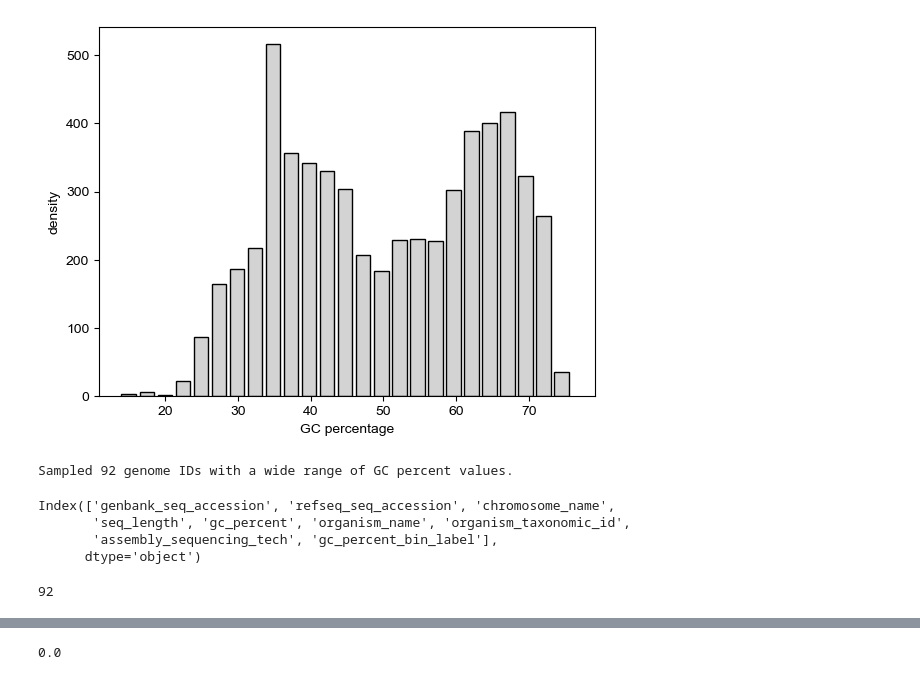
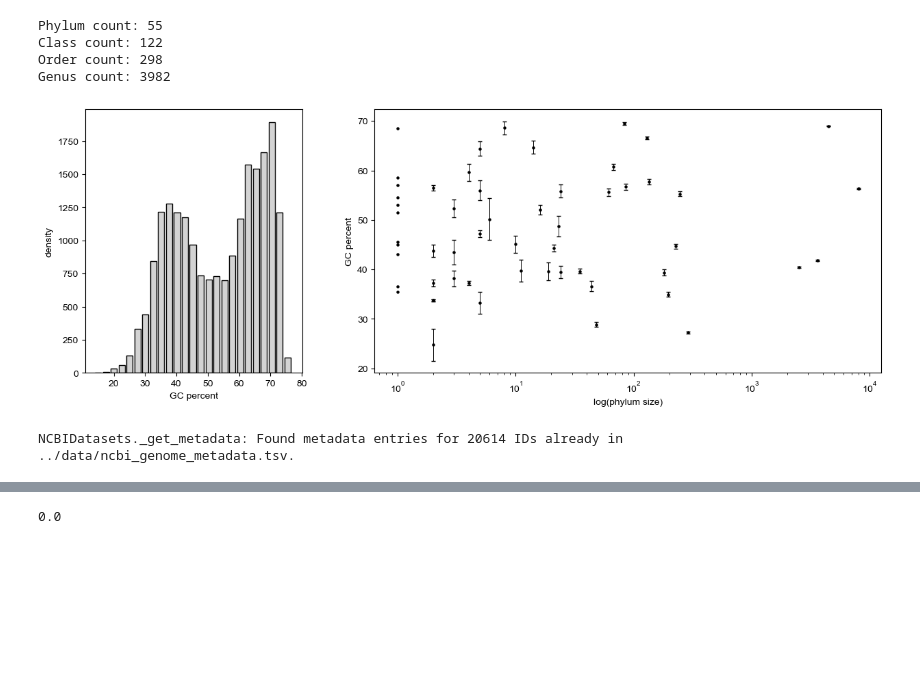
Before and after one commit to pipparichter/frugal, a Jupyter notebook: notebooks/sandbox.ipynb, the cells around one changed output, grey strips where cells are left out. Drawn from its saved outputs; the diff is of its cells as text; code cells hidden in the pictures; blank space fills up the shorter version.

```diff
--- a/notebooks/sandbox.ipynb
+++ b/notebooks/sandbox.ipynb
@@ -20,33 +16,32 @@ ncbi.run(genome_ids=list(genome_ids), metadata_only=True)
-# %%
-genome_metadata_df = load_genome_metadata()
-
-fig, ax = plt.subplots()
-counts, bins, _ = ax.hist(genome_metadata_df.gc_percent, bins=25, width=2, edgecolor='black', color='lightgray')
-ax.set_ylabel('density')
-ax.set_xlabel('GC percentage')
-
-plt.show()
-
-n = 100
-genome_ids = list()
-genome_metadata_df['gc_percent_bin_label'] = pd.cut(genome_metadata_df.gc_percent, bins=bins, labels=np.arange(25))
-for bin_label, df in genome_metadata_df.groupby('gc_percent_bin_label', observed=True):
-    count = max(1, int(100 * (counts[bin_label] / sum(counts))))
-    genome_ids += list(df.sample(count).index)
-print(f'Sampled {len(genome_ids)} genome IDs with a wide range of GC percent values.')
-
-taxonomy_ids = genome_metadata_df.loc[genome_ids, :].organism_taxonomic_id
-# %% [output]
-[figure, removed]
-Sampled 92 genome IDs with a wide range of GC percent values.
-# %%
-genome_metadata_df.columns
-# %% [output]
-Index(['genbank_seq_accession', 'refseq_seq_accession', 'chromosome_name',
-       'seq_length', 'gc_percent', 'organism_name', 'organism_taxonomic_id',
-       'assembly_sequencing_tech', 'gc_percent_bin_label'],
-      dtype='object')
-# %%
-len(taxonomy_ids)
-# %% [output]
-92
+# %%
+genome_metadata_df = load_genome_metadata()
+
+for level in ['phylum', 'class', 'order', 'genus']:
+    print(f'{level.capitalize()} count:', genome_metadata_df[f'{level}_taxid'].nunique())
+    # print(f'Species with no {level}:', (genome_metadata_df[f'{level}_taxid'] == 'none').sum())
+
+fig, (ax_a, ax_b) = plt.subplots(ncols=2, figsize=(15, 5), width_ratios=[0.3, 0.7])
+
+counts, bins, _ = ax_a.hist(genome_metadata_df.assembly_stats_gc_percent, bins=25, width=2, edgecolor='black', color='lightgray')
+ax_a.set_ylabel('density')
+ax_a.set_xlabel('GC percent')
+
+level = 'phylum'
+# x = np.arange(genome_metadata_df[f'{level}_taxid'].nunique())
+y = genome_metadata_df.groupby(f'{level}_taxid').assembly_stats_gc_percent.mean() # .sort_values(ascending=True)
+x = genome_metadata_df.groupby(f'{level}_taxid').apply(len, include_groups=False) # .sort_values(ascending=True)
+y_err = genome_metadata_df.groupby(f'{level}_taxid').apply(lambda df : df.assembly_stats_gc_percent.std() / np.sqrt(len(df)), include_groups=False) # .loc[y.index]
+
+ax_b.errorbar(x, y, yerr=y_err, ls='', lw=0.7, capsize=2, color='black')
+ax_b.scatter(x, y, color='black', s=5)
+ax_b.set_xscale('log')
+ax_b.set_xlabel(f'log({level} size)')
+ax_b.set_ylabel('GC percent')
+
+plt.show()
+# %% [output]
+Phylum count: 55
+Class count: 122
+Order count: 298
+Genus count: 3982
+[figure, added]
@@ -52,0 +86,5 @@ len(taxonomy_ids)
+# %%
+ncbi = NCBIDatasets(genome_dir='../data/genomes', gbff_dir='../data/proteins/ncbi')
+ncbi.run(genome_ids=genome_ids['low_gc_content'], metadata_only=False)
+# %% [output]
+NCBIDatasets._get_metadata: Found metadata entries for 20614 IDs already in ../data/ncbi_genome_metadata.tsv.
```
Also changed, not shown: parts of 4 cells of this notebook, 12 other files.
